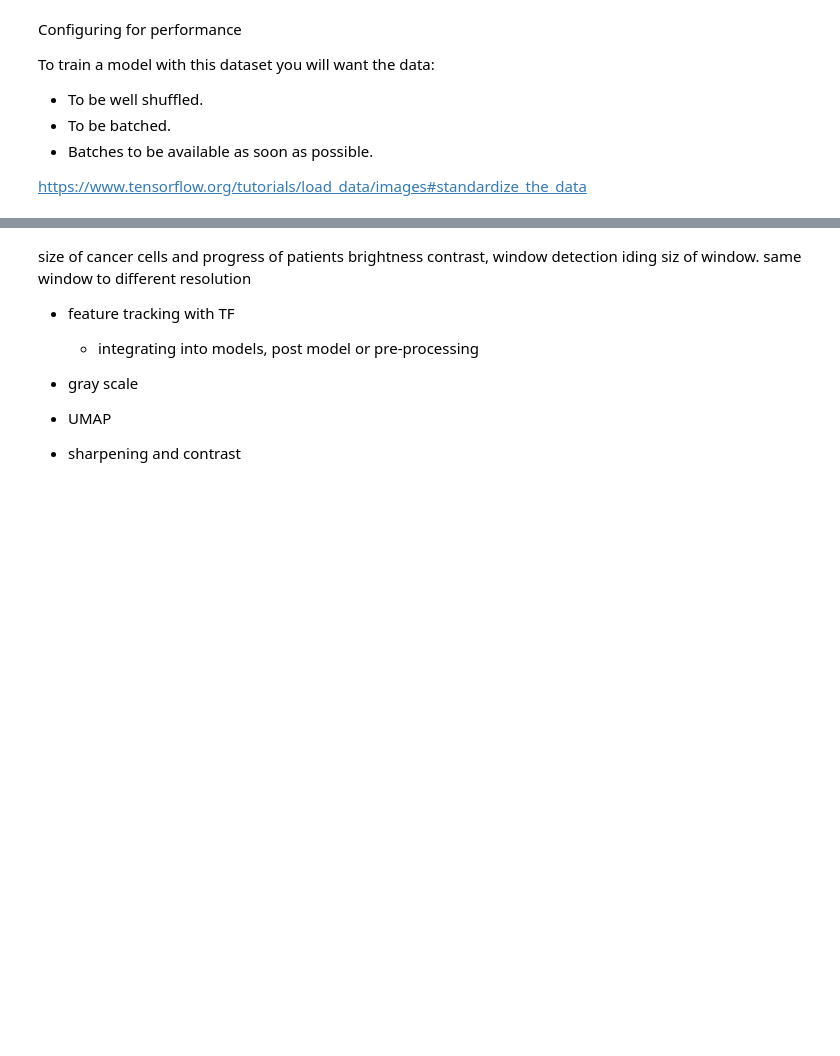
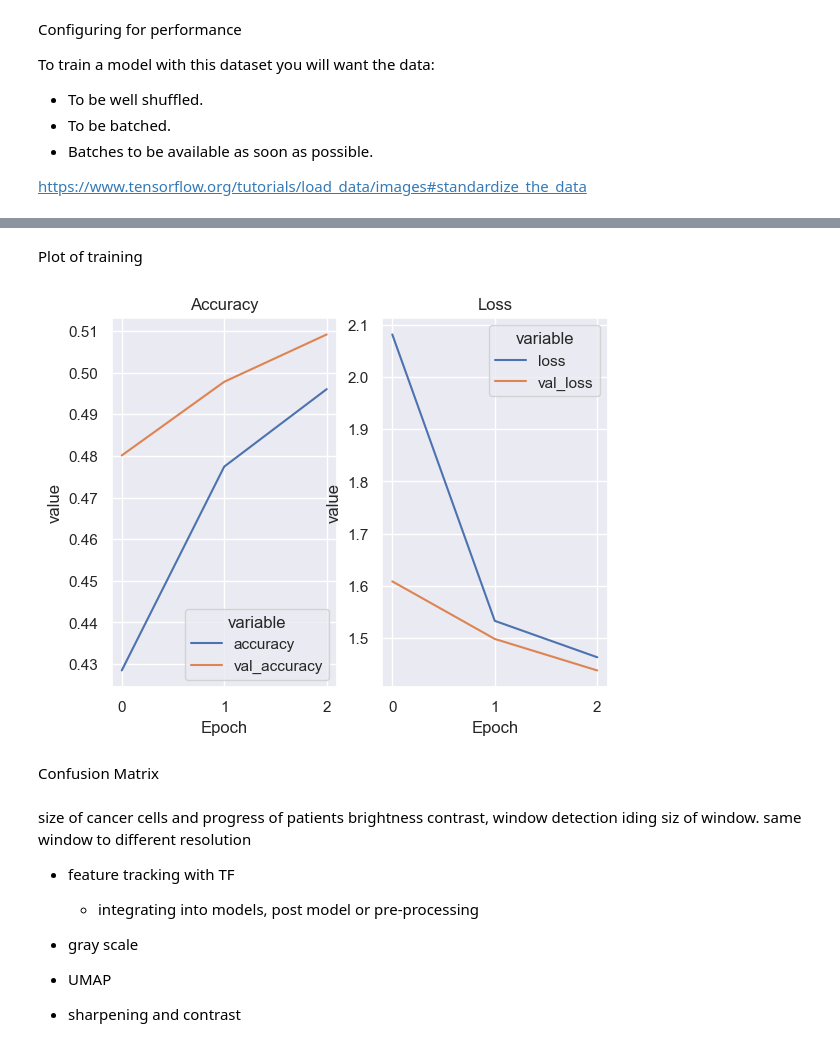
Before and after one commit to leen01/breast-tumor-classification, a Jupyter notebook: notebooks/Nick_Lee_Baseline_Models.ipynb, the cells around one changed output, grey strips where cells are left out. Cells and saved outputs as stored; diff of their text form; code cells hidden in the pictures; blank space fills up the shorter version.

```diff
--- a/notebooks/Nick_Lee_Baseline_Models.ipynb
+++ b/notebooks/Nick_Lee_Baseline_Models.ipynb
@@ -572,7 +644,7 @@ val_ds = configure_for_performance(val_ds)
 num_classes = 8
 
 model = tf.keras.Sequential([
-  tf.keras.layers.Input((460, 700, 3)),
+  tf.keras.layers.Input((120, 120, 3)),
   tf.keras.layers.Conv2D(16, 3, activation='relu'), # same as kernel size of (3,3)
   tf.keras.layers.MaxPooling2D(),
   # tf.keras.layers.Conv2D(32, 3, activation='relu'),
@@ -626,0 +700,36 @@ Detected at node 'IteratorGetNext' defined at (most recent call last):
+# %% [markdown]
+Plot of training
+# %%
+def plot_hist(hist):
+    """ View into model history.
+    hist = model.fit() results"""
+    hist_dict = hist.history
+    hist_df = pd.DataFrame.from_dict(hist_dict)
+
+    # Use index to get Epochs
+    hist_df.reset_index(inplace = True)
+    hist_df.rename({'index': 'Epoch'}, axis = 1, inplace = True)
+    # hist_df = pd.melt(hist_df, id_vars = 'index')
+
+    # Create Subsets
+    accuracy = hist_df.loc[:, ['Epoch','accuracy', 'val_accuracy']]
+    loss = hist_df.loc[:, ['Epoch', 'loss', 'val_loss']]
+
+    # Flatten dfs
+    accuracy = pd.melt(accuracy, id_vars = 'Epoch')
+    loss = pd.melt(loss, id_vars = 'Epoch')
+
+    # flatten df to plot
+    # hist_melt = pd.melt(hist_df, id_vars = 'index').rename({'index': 'Epoch'}, axis = 1)
+
+    # call regplot on each axes
+    fig, (ax1, ax2) = plt.subplots(ncols=2, sharey=False)
+
+    sns.lineplot(data = accuracy, ax = ax1, x = 'Epoch', y = 'value', hue = 'variable').set_title('Accuracy')
+    sns.lineplot(data = loss, ax = ax2, x = 'Epoch', y = 'value', hue = 'variable').set_title('Loss')
+# %%
+plot_hist(hist)
+# %% [output]
+[figure, added]
+# %% [markdown]
+Confusion Matrix
```
Also changed, not shown: parts of 23 cells of this notebook.
